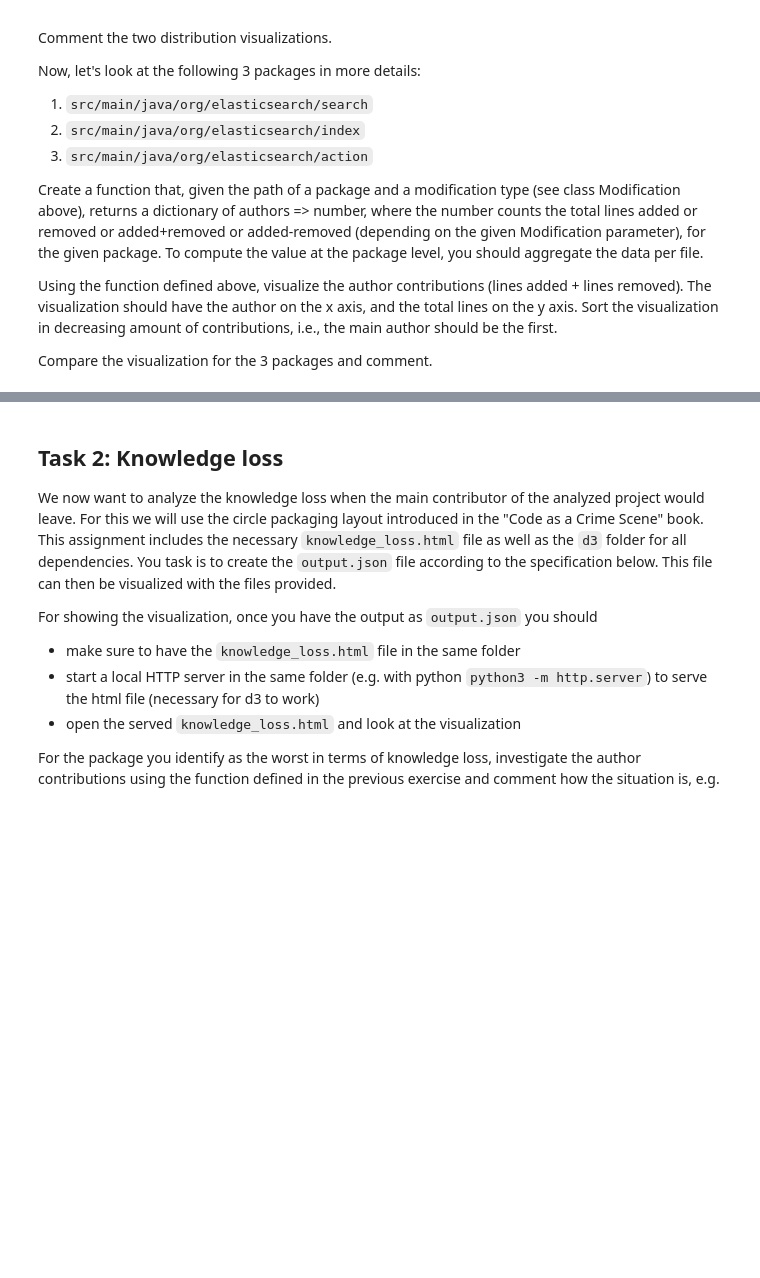
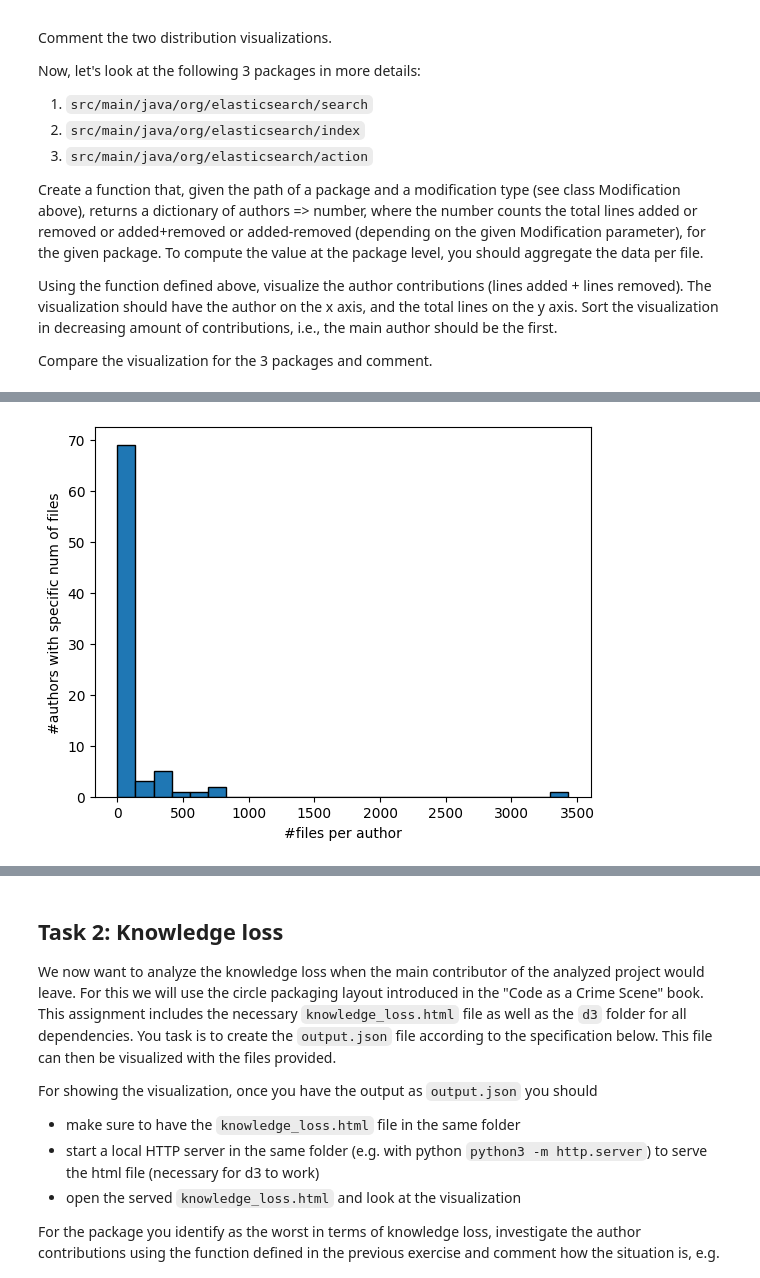
Before and after one commit to dominic-tobler/fss-group-dorech-FSS_SE_Sheet_1, a Jupyter notebook: FSS-SEII-Assignment-2025.ipynb, the cells around one changed output, grey strips where cells are left out. Saved outputs shown, nothing was run; the diff lists cells and outputs as text; code cells hidden in the pictures; blank space fills up the shorter version.

```diff
--- a/FSS-SEII-Assignment-2025.ipynb
+++ b/FSS-SEII-Assignment-2025.ipynb
@@ -60,0 +117,14 @@ Compare the visualization for the 3 packages and comment.
+# %%
+hist, bin_edges = np.histogram(list(authorToModifiedFilesNum.values()), bins=25)
+
+plt.bar(
+    bin_edges[:-1],
+    hist,
+    width=np.diff(bin_edges),  # widths of bars
+    align='edge',
+    edgecolor='black')
+plt.xlabel("#files per author")
+plt.ylabel("#authors with specific num of files")
+plt.show()
+# %% [output]
+[figure, added]
```
Also changed, not shown: parts of 12 cells of this notebook, 3 other files.
